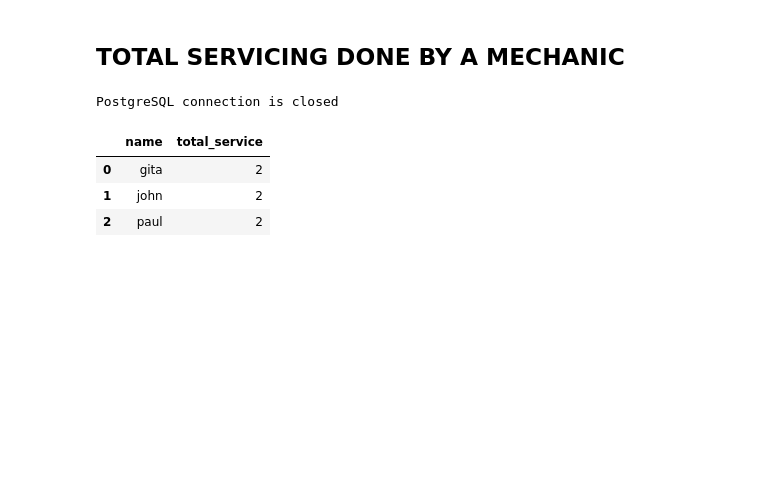
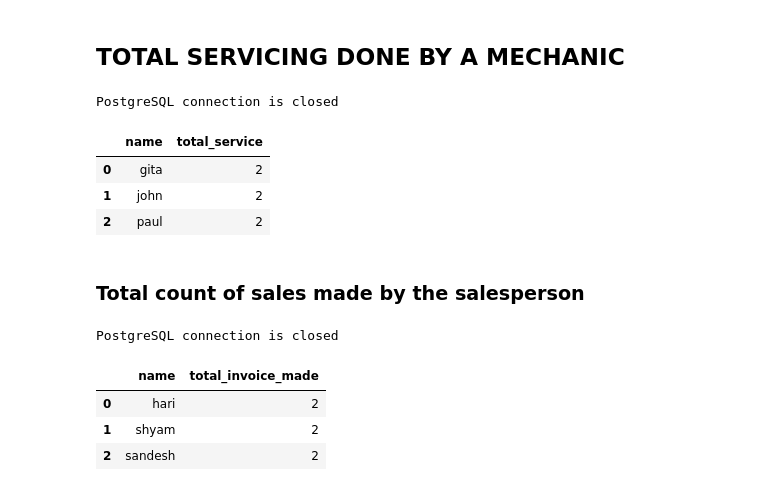
Before and after one commit to callingsandesh/Leapfrog-Assignment, a Jupyter notebook: Data/week_2/Day5/Car_dealership_and_parts_physical_implementation.ipynb, the cells around one changed output. Cells and saved outputs as stored; diff of their text form; code cells hidden in the pictures; blank space fills up the shorter version.

```diff
--- a/Data/week_2/Day5/Car_dealership_and_parts_physical_implementation.ipynb
+++ b/Data/week_2/Day5/Car_dealership_and_parts_physical_implementation.ipynb
@@ -608,3 +608,41 @@ PostgreSQL connection is closed
 | 0 | gita | 2 |
 | 1 | john | 2 |
 | 2 | paul | 2 |
+# %% [markdown]
+### Total count of sales made by the salesperson
+# %%
+try:
+    connection=connect()
+    cursor=connection.cursor()
+
+    query = '''
+        SELECT e.name,COUNT(*) AS "total_invoice_made"
+        FROM invoice i
+        INNER JOIN salesperson s
+            ON i.salesperson_id = s.id
+        INNER JOIN employee e
+            ON s.id = e.id
+        GROUP BY e.name
+
+    '''
+    cursor.execute(query)
+    col = [desc[0] for desc in cursor.description]
+
+    df=pd.DataFrame(columns=col,data=cursor.fetchall())
+
+except(Exception) as e:
+    logging.debug("An exception was thrown!", exc_info=True)
+    logging.info("An exception was thrown!", exc_info=True)
+    logging.warning("An exception was thrown!", exc_info=True)
+finally:
+    if(connection):
+        cursor.close()
+        print('')
+        print("PostgreSQL connection is closed")
+df
+# %% [output]
+PostgreSQL connection is closed
+|  | name | total_invoice_made |
+| 0 | hari | 2 |
+| 1 | shyam | 2 |
+| 2 | sandesh | 2 |
```
Also changed, not shown: parts of 2 cells of this notebook, 2 other files.
